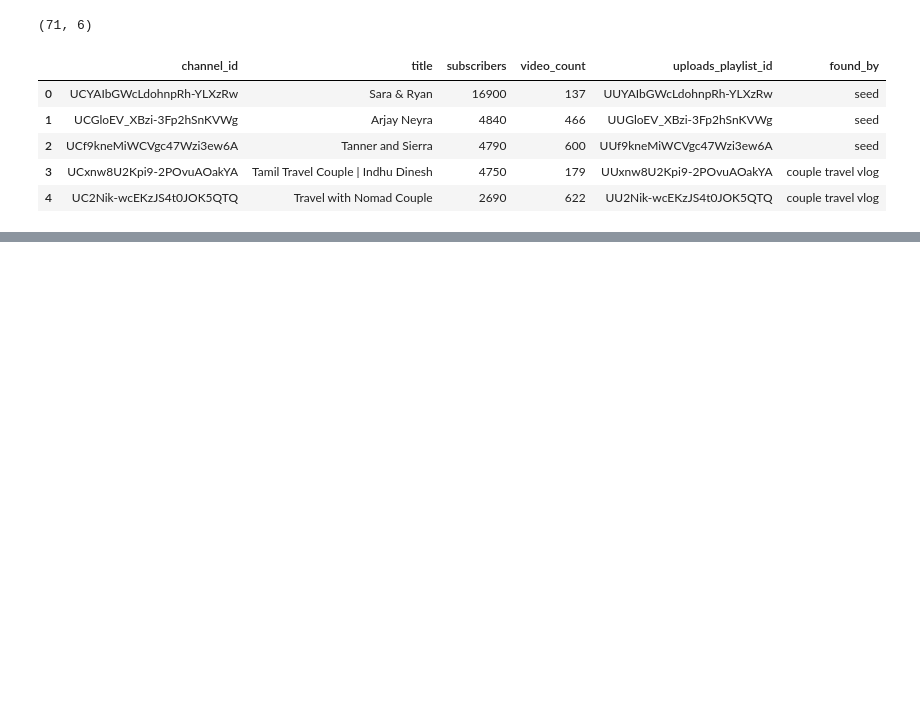
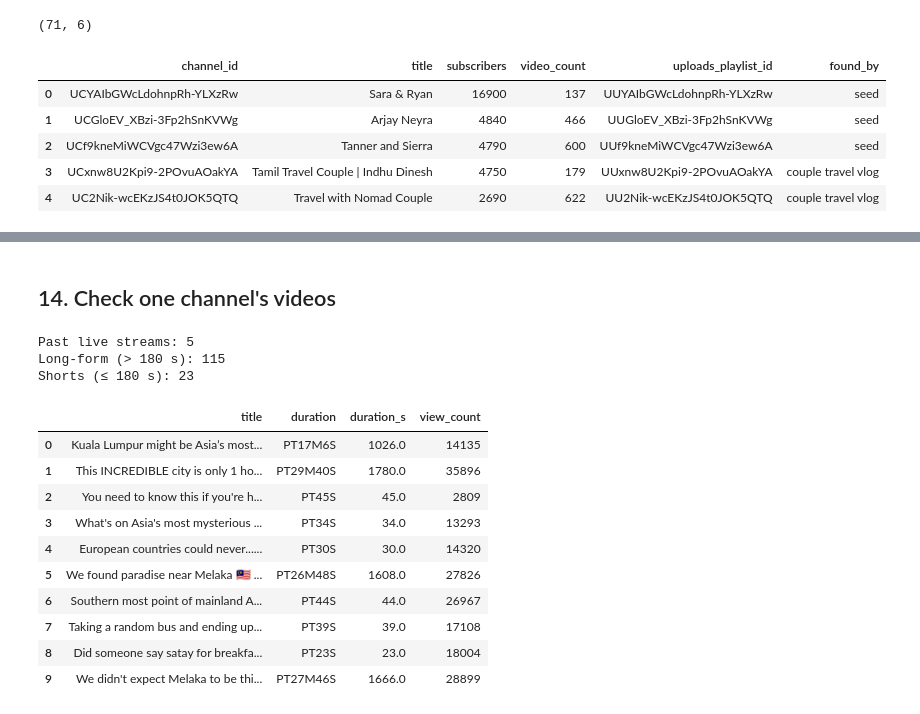
Before and after one commit to Rpvermaak/youtube-title-predictor, a Jupyter notebook: explore_api.ipynb, the cells around one changed output, grey strips where cells are left out. Cells and saved outputs as stored; diff of their text form; code cells hidden in the pictures; blank space fills up the shorter version.

```diff
--- a/explore_api.ipynb
+++ b/explore_api.ipynb
@@ -741,0 +821,4 @@ check.head()
+# %%
+d = pd.Timedelta("PT17M6S")
+print(d)
+print(d.total_seconds())
@@ -741,0 +905,25 @@ check.head()
+# %% [markdown]
+## 14. Check one channel's videos
+# %%
+print("Past live streams:", videos_df["was_live"].sum())
+
+videos_df["duration_s"] = videos_df["duration"].apply(lambda d: pd.Timedelta(d).total_seconds())
+print("Long-form (> 180 s):", (videos_df["duration_s"] > 180).sum())
+print("Shorts (≤ 180 s):", (videos_df["duration_s"] <= 180).sum())
+
+videos_df[["title", "duration", "duration_s", "view_count"]].head(10)
+# %% [output]
+Past live streams: 5
+Long-form (> 180 s): 115
+Shorts (≤ 180 s): 23
+|  | title | duration | duration_s | view_count |
+| 0 | Kuala Lumpur might be Asia’s most... | PT17M6S | 1026.0 | 14135 |
+| 1 | This INCREDIBLE city is only 1 ho... | PT29M40S | 1780.0 | 35896 |
+| 2 | You need to know this if you're h... | PT45S | 45.0 | 2809 |
+| 3 | What's on Asia's most mysterious ... | PT34S | 34.0 | 13293 |
+| 4 | European countries could never...... | PT30S | 30.0 | 14320 |
+| 5 | We found paradise near Melaka 🇲🇾 ... | PT26M48S | 1608.0 | 27826 |
+| 6 | Southern most point of mainland A... | PT44S | 44.0 | 26967 |
+| 7 | Taking a random bus and ending up... | PT39S | 39.0 | 17108 |
+| 8 | Did someone say satay for breakfa... | PT23S | 23.0 | 18004 |
+| 9 | We didn't expect Melaka to be thi... | PT27M46S | 1666.0 | 28899 |
```
Also changed, not shown: parts of 19 cells of this notebook.
